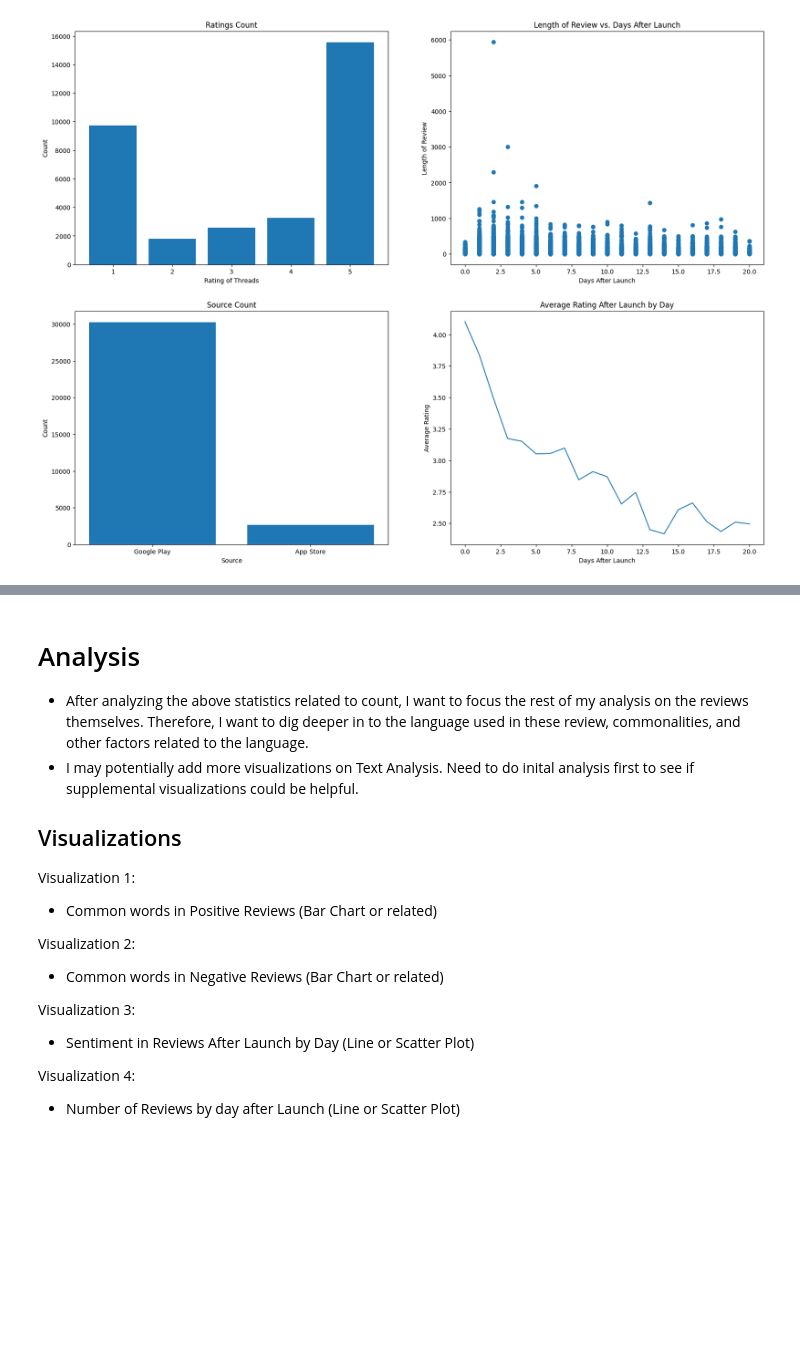
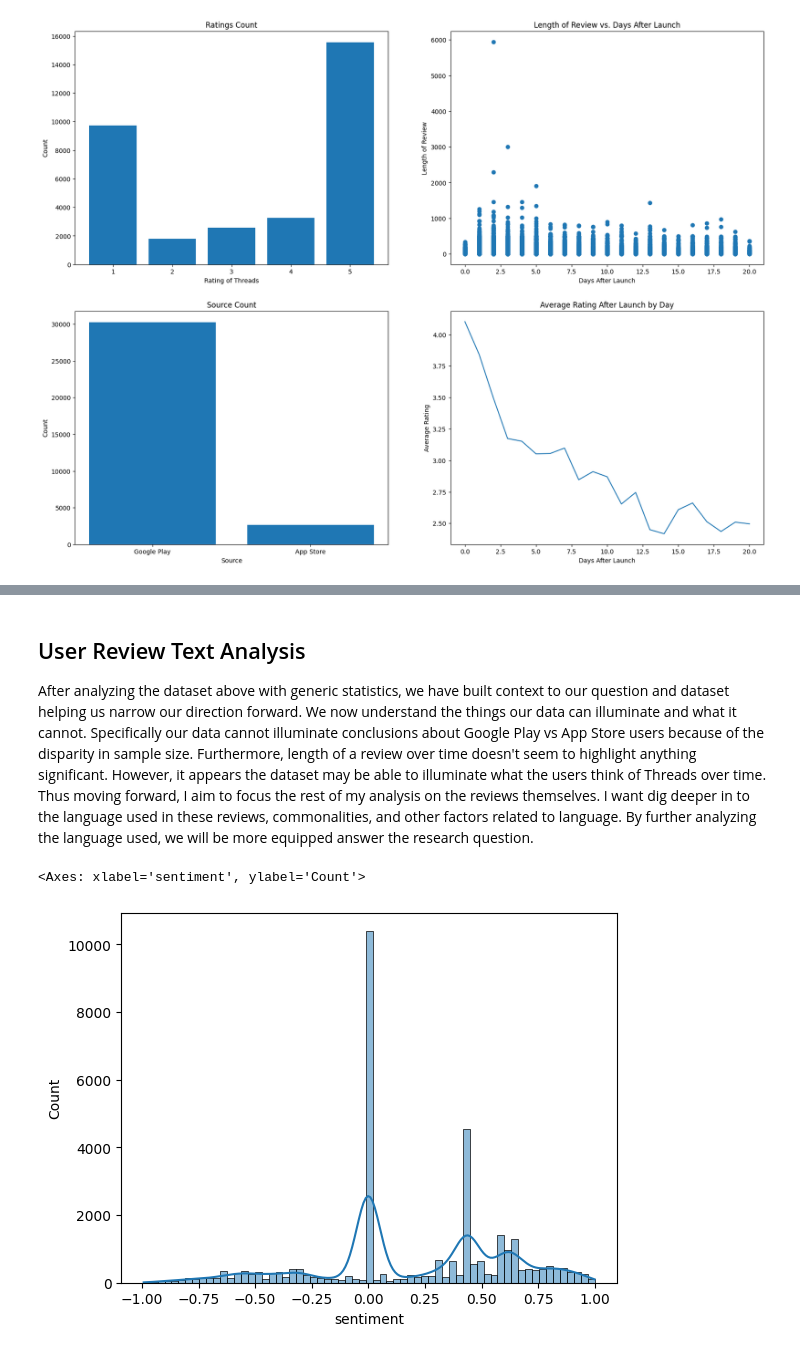
Before and after one commit to choucurtis987/dh140_final_project, a Jupyter notebook: final_project_notebook.ipynb, the cells around one changed output, grey strips where cells are left out. Cells and saved outputs as stored; diff of their text form; code cells hidden in the pictures; blank space fills up the shorter version.

```diff
--- a/final_project_notebook.ipynb
+++ b/final_project_notebook.ipynb
@@ -112,17 +174,37 @@ plt.show()
 # %% [markdown]
-# Analysis
-- After analyzing the above statistics related to count, I want to focus the rest of my analysis on the reviews themselves. Therefore, I want to dig deeper in to the language used in these review, commonalities, and other factors related to the language.
-- I may potentially add more visualizations on Text Analysis. Need to do inital analysis first to see if supplemental visualizations could be helpful.
-
-## Visualizations
-Visualization 1:
-- Common words in Positive Reviews (Bar Chart or related)
-
-Visualization 2:
-- Common words in Negative Reviews (Bar Chart or related)
-
-Visualization 3:
-- Sentiment in Reviews After Launch by Day (Line or Scatter Plot)
-
-Visualization 4:
-- Number of Reviews by day after Launch (Line or Scatter Plot)
+## User Review Text Analysis
+After analyzing the dataset above with generic statistics, we have built context to our question and dataset helping us narrow our direction forward. We now understand the things our data can illuminate and what it cannot. Specifically our data cannot illuminate conclusions about Google Play vs App Store users because of the disparity in sample size. Furthermore, length of a review over time doesn't seem to highlight anything significant. However, it appears the dataset may be able to illuminate what the users think of Threads over time. Thus moving forward, I aim to focus the rest of my analysis on the reviews themselves. I want dig deeper in to the language used in these reviews, commonalities, and other factors related to language. By further analyzing the language used, we will be more equipped answer the research question.
+# %%
+sia = vader.SentimentIntensityAnalyzer()
+
+def getSentiment(review):
+    """
+    function to obtain sentiment.
+    """
+    return sia.polarity_scores(review)['compound']
+
+def getHeavyWords(review):
+    """
+    function to obtain a list of notable words from review.
+    """
+    sentences = sent_tokenize(review)
+    words = []
+    for s in sentences:
+        for w in word_tokenize(s):
+            words.append(w.lower())
+
+    myStopWords = list(punctuation) + stopwords.words('english')
+
+    wordsNoStop = []
+    for i in words:
+        if i not in myStopWords:
+            wordsNoStop.append(i)
+
+    return wordsNoStop
+# %%
+df["sentiment"] = df["review_description"].apply(getSentiment)
+# %%
+sns.histplot(df["sentiment"], kde=True)
+# %% [output]
+<Axes: xlabel='sentiment', ylabel='Count'>
+[figure, added]
```
Also changed, not shown: parts of 23 cells of this notebook.
